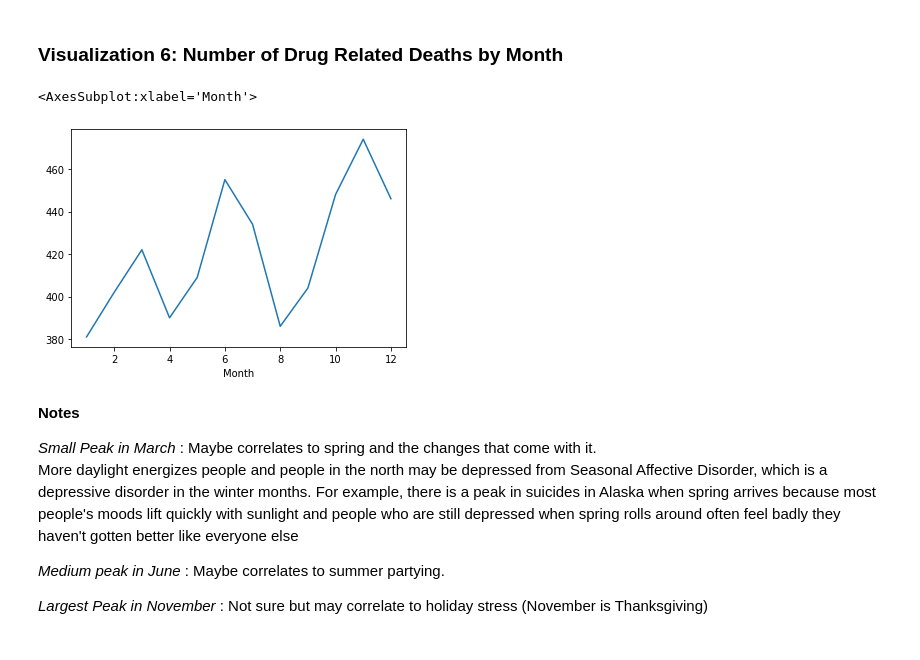
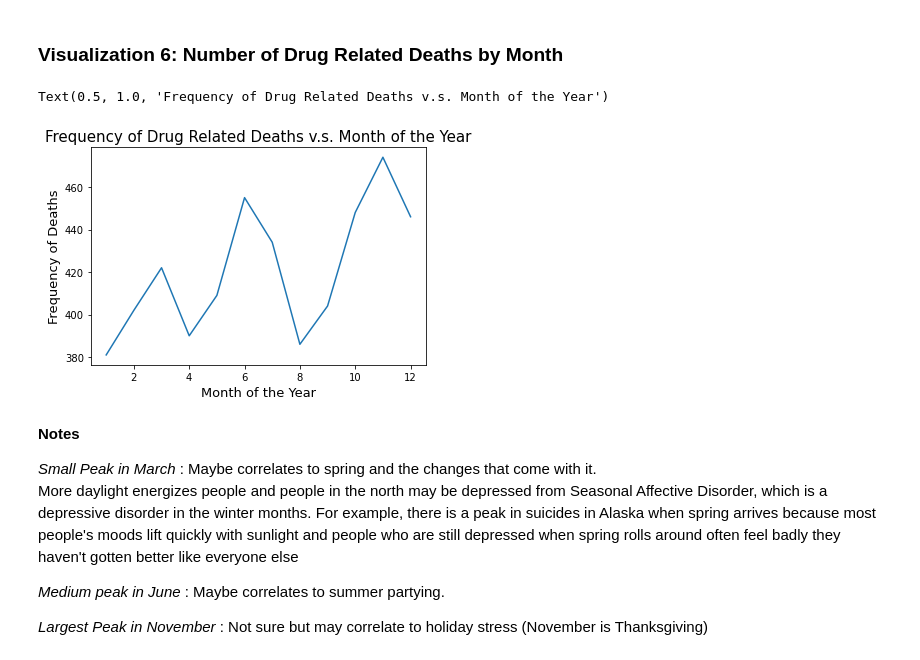
Before and after one commit to muhan-zhang/data200-final-project, a Jupyter notebook: Project.ipynb, the cells around one changed output. Cells and saved outputs as stored; diff of their text form; code cells hidden in the pictures.

```diff
--- a/Project.ipynb
+++ b/Project.ipynb
@@ -1058,9 +1070,12 @@ https://www.fda.gov/media/106638/download
 ### Visualization 6: Number of Drug Related Deaths by Month
 # %%
 drug_related_deaths_geo.groupby("Month").size().plot()
+plt.xlabel('Month of the Year', fontsize=13)
+plt.ylabel('Frequency of Deaths', fontsize=13)
+plt.title('Frequency of Drug Related Deaths v.s. Month of the Year', fontsize=15)
 # %% [output]
-<AxesSubplot:xlabel='Month'>
+Text(0.5, 1.0, 'Frequency of Drug Related Deaths v.s. Month of the Year')
-[figure, old version]
+[figure, new version]
 # %% [markdown]
 **Notes**
 
```
Also changed, not shown: parts of 17 cells of this notebook.
